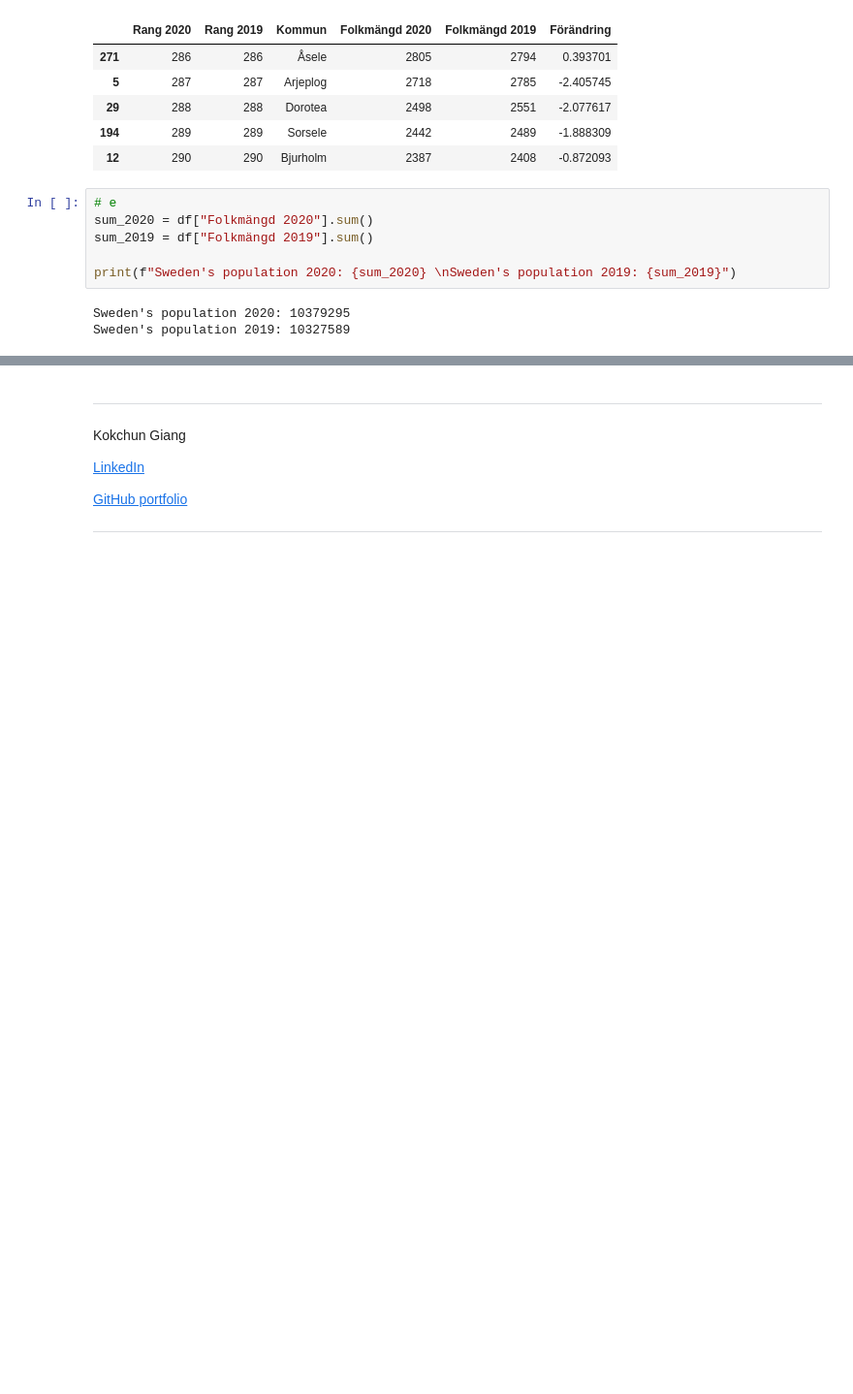
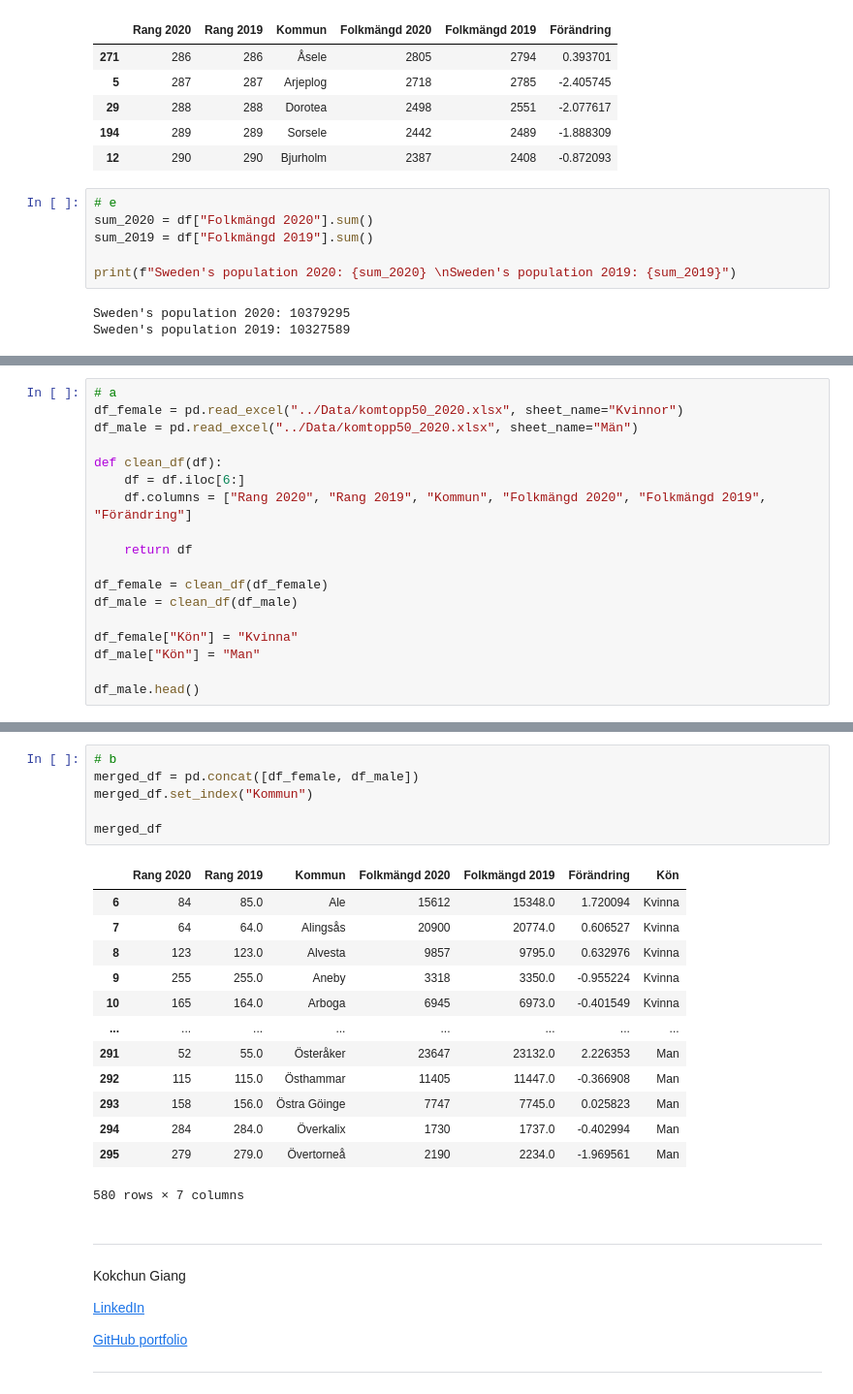
Before and after one commit to kust3n/databehandling-SARA-COSTA, a Jupyter notebook: Exercises/E00_pandas_basic_syntax.ipynb, the cells around one changed output, grey strips where cells are left out. Shown: that part at 97% size. Saved outputs shown, nothing was run; the diff lists cells and outputs as text; blank space fills up the shorter version.

```diff
--- a/Exercises/E00_pandas_basic_syntax.ipynb
+++ b/Exercises/E00_pandas_basic_syntax.ipynb
@@ -444,3 +444,21 @@ h)
 <img src="../assets/pop_change.png" height="200"/>
 
 </details>
+# %%
+# a
+df_female = pd.read_excel("../Data/komtopp50_2020.xlsx", sheet_name="Kvinnor")
+df_male = pd.read_excel("../Data/komtopp50_2020.xlsx", sheet_name="Män")
+
+def clean_df(df):
+    df = df.iloc[6:]
+    df.columns = ["Rang 2020", "Rang 2019", "Kommun", "Folkmängd 2020", "Folkmängd 2019", "Förändring"]
+
+    return df
+
+df_female = clean_df(df_female)
+df_male = clean_df(df_male)
+
+df_female["Kön"] = "Kvinna"
+df_male["Kön"] = "Man"
+
+df_male.head()
@@ -447,3 +472,23 @@ h)
+# %%
+# b
+merged_df = pd.concat([df_female, df_male])
+merged_df.set_index("Kommun")
+
+merged_df
+# %% [output]
+|  | Rang 2020 | Rang 2019 | Kommun | Folkmängd 2020 | Folkmängd 2019 | Förändring | Kön |
+| 6 | 84 | 85.0 | Ale | 15612 | 15348.0 | 1.720094 | Kvinna |
+| 7 | 64 | 64.0 | Alingsås | 20900 | 20774.0 | 0.606527 | Kvinna |
+| 8 | 123 | 123.0 | Alvesta | 9857 | 9795.0 | 0.632976 | Kvinna |
+| 9 | 255 | 255.0 | Aneby | 3318 | 3350.0 | -0.955224 | Kvinna |
+| 10 | 165 | 164.0 | Arboga | 6945 | 6973.0 | -0.401549 | Kvinna |
+| ... | ... | ... | ... | ... | ... | ... | ... |
+| 291 | 52 | 55.0 | Österåker | 23647 | 23132.0 | 2.226353 | Man |
+| 292 | 115 | 115.0 | Östhammar | 11405 | 11447.0 | -0.366908 | Man |
+| 293 | 158 | 156.0 | Östra Göinge | 7747 | 7745.0 | 0.025823 | Man |
+| 294 | 284 | 284.0 | Överkalix | 1730 | 1737.0 | -0.402994 | Man |
+| 295 | 279 | 279.0 | Övertorneå | 2190 | 2234.0 | -1.969561 | Man |
+580 rows × 7 columns
 # %% [markdown]
 ---
 
```
Also changed, not shown: parts of 2 cells of this notebook.
